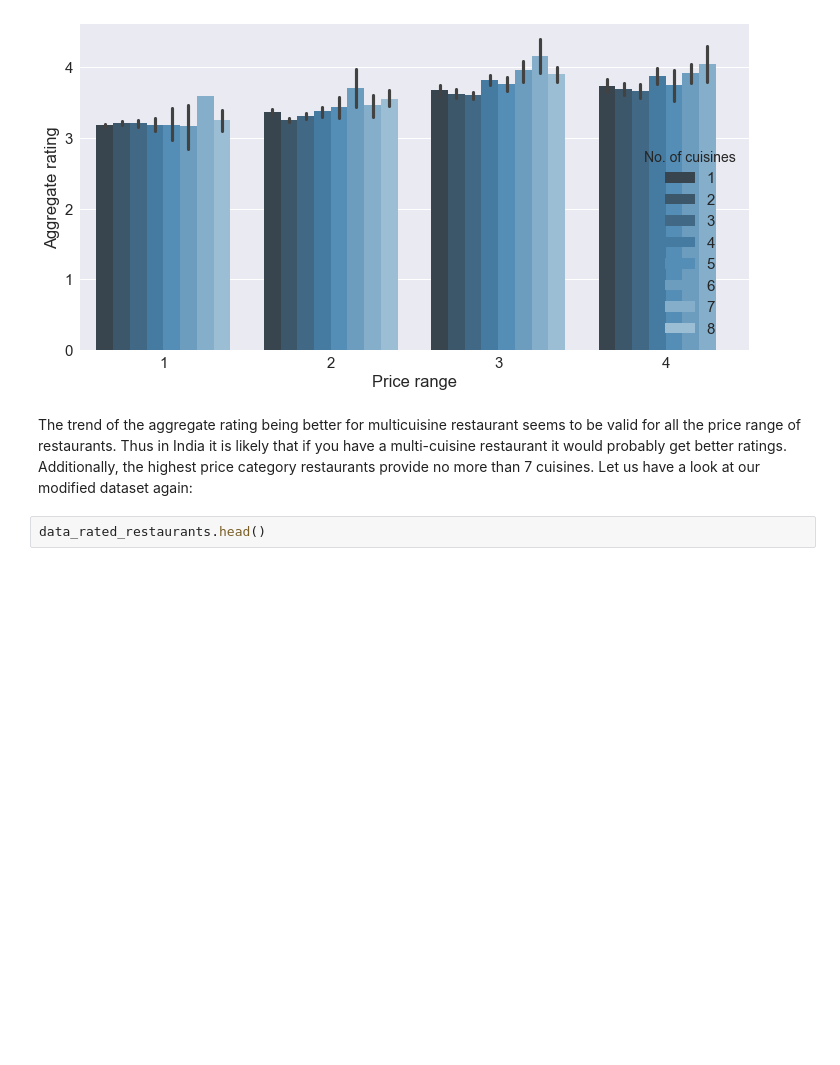
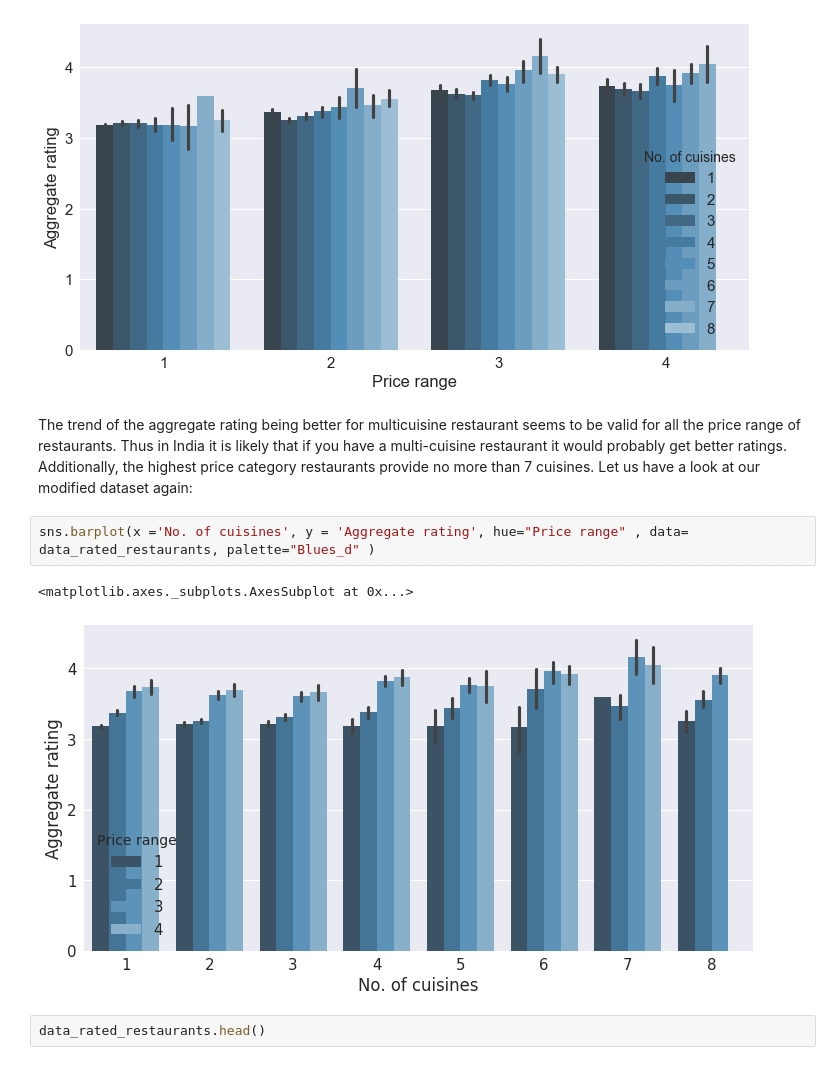
Before and after one commit to nathdipankar/restaurants-data-zomato-india, a Jupyter notebook: Finding the best restuarants.ipynb, the cells around one changed output. Drawn from its saved outputs; the diff is of its cells as text; blank space fills up the shorter version.

```diff
--- a/Finding the best restuarants.ipynb
+++ b/Finding the best restuarants.ipynb
@@ -204,6 +199,11 @@ sns.barplot(x ="Price range", y = 'Aggregate rating', hue= 'No. of cuisines', da
 [figure]
 # %% [markdown]
 The trend of the aggregate rating being better for multicuisine restaurant seems to be valid for all the price range of restaurants. Thus in India it is likely that if you have a multi-cuisine restaurant it would probably get better ratings. Additionally, the highest price category restaurants provide no more than 7 cuisines. Let us have a look at our modified dataset again:
+# %%
+sns.barplot(x ='No. of cuisines', y = 'Aggregate rating', hue="Price range" , data= data_rated_restaurants, palette="Blues_d" )
+# %% [output]
+<matplotlib.axes._subplots.AxesSubplot at 0x...>
+[figure, added]
 # %%
 data_rated_restaurants.head()
 # %% [output]
```
Also changed, not shown: parts of 14 cells of this notebook.
